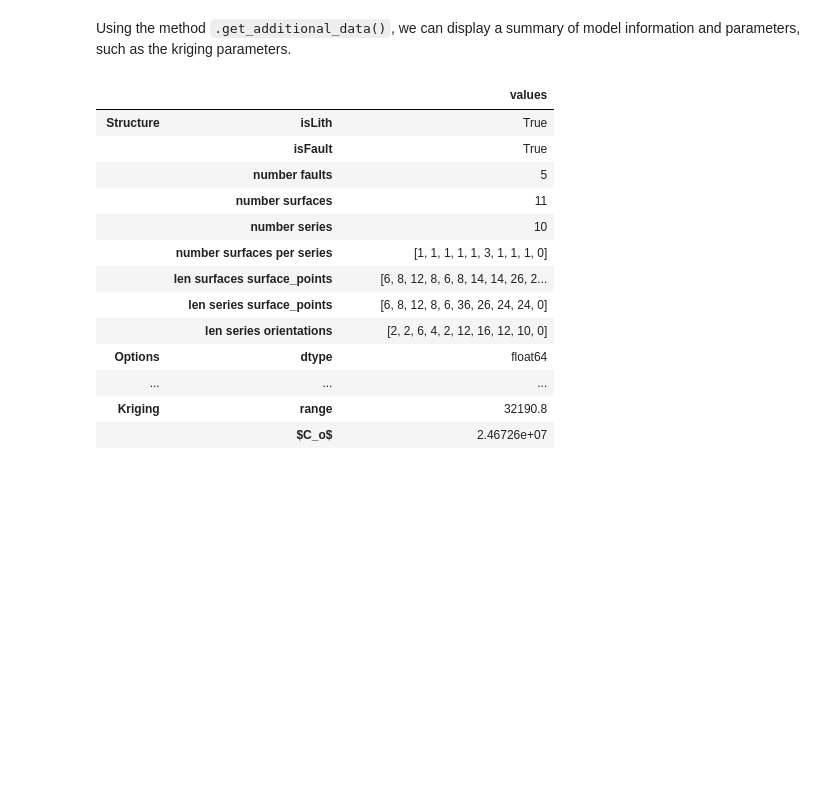
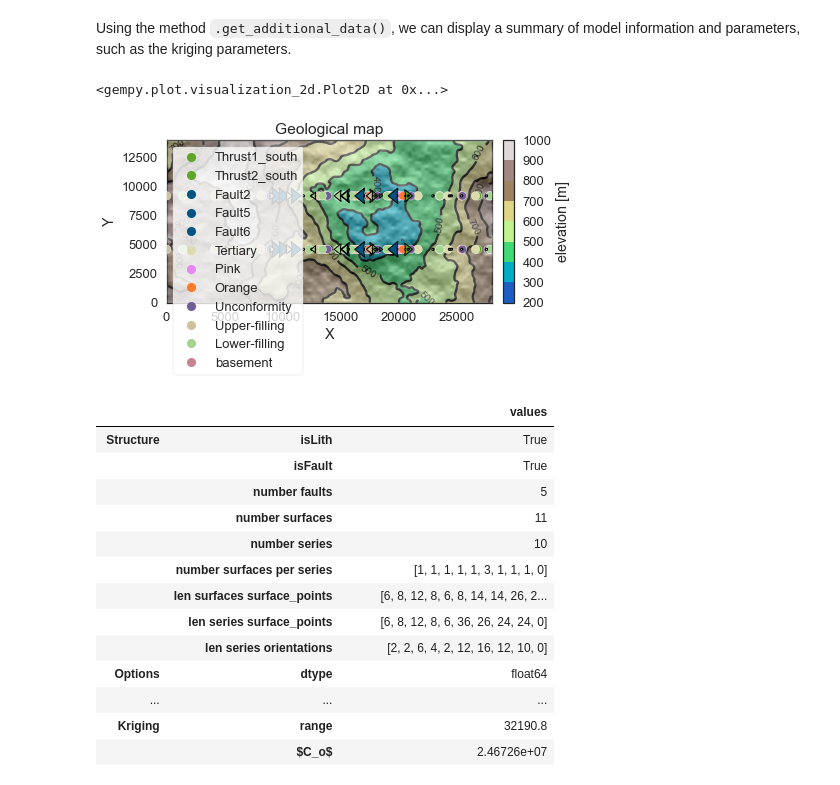
Before and after one commit to Japhiolite/PCT-modelling, a Jupyter notebook: notebooks/PCT_Create_MC_Ensemble.ipynb, the cells around one changed output. Saved outputs shown, nothing was run; the diff lists cells and outputs as text; code cells hidden in the pictures; blank space fills up the shorter version.

```diff
--- a/notebooks/PCT_Create_MC_Ensemble.ipynb
+++ b/notebooks/PCT_Create_MC_Ensemble.ipynb
@@ -102,6 +102,13 @@ Active grids: ['regular']
 Active grids: ['regular' 'topography']
 # %% [markdown]
 Using the method `.get_additional_data()`, we can display a summary of model information and parameters, such as the kriging parameters.
+# %%
+gp.plot_2d(geo_model, show_topography=True, show_data=False, show_legend=False, section_names=['topography'], show_lith=False,
+           show_boundaries=False
+           )
+# %% [output]
+<gempy.plot.visualization_2d.Plot2D at 0x...>
+[figure, added]
 # %%
 geo_model.get_additional_data()
 # %% [output]
```
Also changed, not shown: parts of 2 cells of this notebook.
